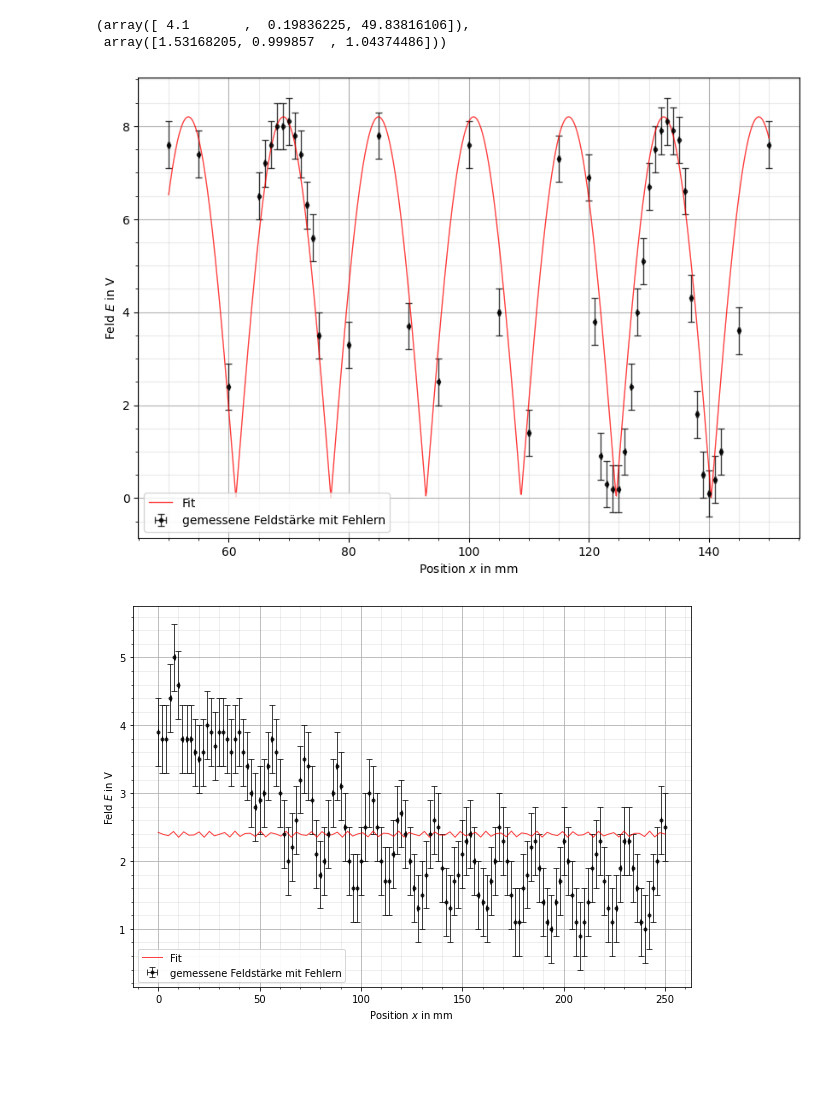
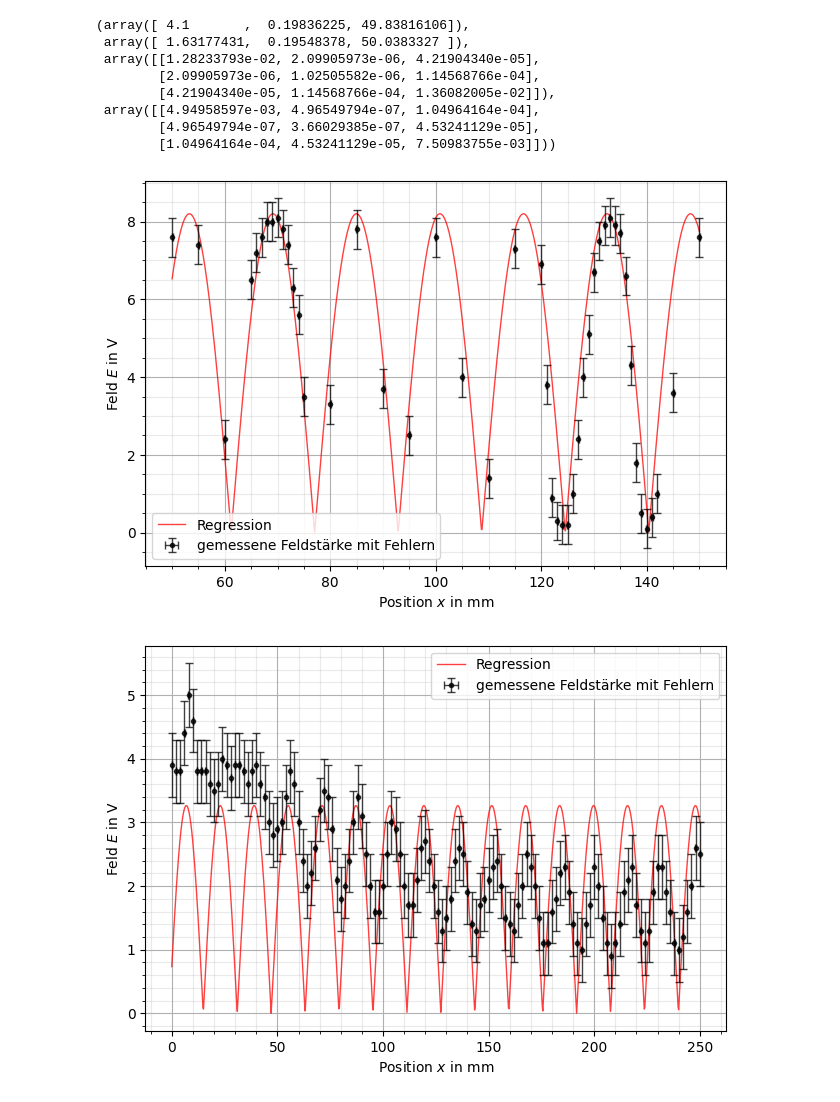
Before and after one commit to CVC97/ExPhy-III-Praktikum, a Jupyter notebook: 19_Mikrowellen.ipynb, the cells around one changed output. Saved outputs shown, nothing was run; the diff lists cells and outputs as text; code cells hidden in the pictures; blank space fills up the shorter version.

Commit message:
999.000 BOVIS Gottfit 2.0 & ErrorCalc.ipynb

```diff
--- a/19_Mikrowellen.ipynb
+++ b/19_Mikrowellen.ipynb
@@ -25,14 +25,20 @@ def E(x, E0, k, a):
 # %%
 # Bestimmung der Fitparameter
 popt_1_1, pcov_1_1 = curve_fit(E, V1_1_x, V1_1_E, bounds = ([4.1, 0., 0.], [6., 0.4, 100.]))
-popt_1_3, pcov_1_3 = curve_fit(E, V1_3_x, V1_3_E)
+popt_1_3, pcov_1_3 = curve_fit(E, V1_3_x, V1_3_E, bounds = ([1, 0., 0.], [2, 0.4, 100.]))
 
-popt_1_1, popt_1_3
+popt_1_1, popt_1_3, pcov_1_1, pcov_1_3
 # %% [output]
 (array([ 4.1       ,  0.19836225, 49.83816106]),
- array([1.53168205, 0.999857  , 1.04374486]))
+ array([ 1.63177431,  0.19548378, 50.0383327 ]),
+ array([[1.28233793e-02, 2.09905973e-06, 4.21904340e-05],
+        [2.09905973e-06, 1.02505582e-06, 1.14568766e-04],
+        [4.21904340e-05, 1.14568766e-04, 1.36082005e-02]]),
+ array([[4.94958597e-03, 4.96549794e-07, 1.04964164e-04],
+        [4.96549794e-07, 3.66029385e-07, 4.53241129e-05],
+        [1.04964164e-04, 4.53241129e-05, 7.50983755e-03]]))
 # %%
-fig, ax = plt.subplots(figsize=(5*2,3.5*2))
+fig, ax = plt.subplots(figsize=(7.5,5))
 
 xplot_1_1 = np.linspace(min(V1_1_x), max(V1_1_x), 1000)
 #print(E(xplot_1_1, *popt_1_1))
@@ -43,35 +49,30 @@ ax.set_ylabel(r'Feld $E$ in V')
 ax.grid()
 ax.grid(which='minor', color='#999999', alpha=0.2, linestyle='-')
 ax.minorticks_on()
+ax.plot(xplot_1_1, E(xplot_1_1, *popt_1_1), color = 'red', alpha = 0.75, linewidth = 1, label = 'Regression')
 ax.errorbar(V1_1_x, V1_1_E, xerr = 0.1, yerr = 0.5, fmt = '.', color = 'black', alpha = 0.75, linewidth=1, ecolor="black", capsize=3, label = 'gemessene Feldstärke mit Fehlern')
-#ax.errorbar([2, 1], [1, 2], xerr = 4)
-#ax.plot(xplot, xplot*params_gamma[0]+params_gamma[1],  color = 'red', alpha = 0.75, linewidth=1.5, label = 'lineare Regression', linestyle = '--')
-ax.plot(xplot_1_1, E(xplot_1_1, *popt_1_1), color = 'red', alpha = 0.75, linewidth = 1, label = 'Fit')
 ax.legend()
 ax.legend(loc="lower left")
 plt.savefig('./19_Mikrowellen/V1_1.pgf', facecolor = 'white', bbox_inches='tight')
 plt.show()
 # %% [output]
-[figure, old version]
+[figure, new version]
 # %%
-fig, ax = plt.subplots(figsize=(5*2,3.5*2))
+fig, ax = plt.subplots(figsize=(7.5,5))
 
-xplot_1_3 = np.linspace(min(V1_3_x), max(V1_3_x), 100)
+xplot_1_3 = np.linspace(min(V1_3_x), max(V1_3_x), 1000)
 
 #ax.set_title(r'Korrigierte Steigungen $mr^2$ für variierte Kugelradien')
 ax.set_xlabel(r'Position $x$ in mm')
 ax.set_ylabel(r'Feld $E$ in V')
 ax.grid()
 ax.grid(which='minor', color='#999999', alpha=0.2, linestyle='-')
 ax.minorticks_on()
+ax.plot(xplot_1_3, E(xplot_1_3, *popt_1_3), color = 'red', alpha = 0.75, linewidth = 1, label = 'Regression')
 ax.errorbar(V1_3_x, V1_3_E, xerr = 0.1, yerr = 0.5, fmt = '.', color = 'black', alpha = 0.75, linewidth=1, ecolor="black", capsize=3, label = 'gemessene Feldstärke mit Fehlern')
-#ax.errorbar([2, 1], [1, 2], xerr = 4)
-#ax.plot(xplot, xplot*params_gamma[0]+params_gamma[1],  color = 'red', alpha = 0.75, linewidth=1.5, label = 'lineare Regression', linestyle = '--')
-#ax.plot(V1_1_x, V1_1_E)
-ax.plot(xplot_1_3, E(xplot_1_3, *popt_1_3), color = 'red', alpha = 0.75, linewidth = 1, label = 'Fit')
 ax.legend()
-ax.legend(loc="lower left")
-plt.savefig('./19_Mikrowellen/V1_1.pgf', facecolor = 'white', bbox_inches='tight')
+ax.legend(loc="upper right")
+plt.savefig('./19_Mikrowellen/V1_3.pgf', facecolor = 'white', bbox_inches='tight')
 plt.show()
 # %% [output]
-[figure, old version]
+[figure, new version]
```
Also changed, not shown: parts of 1 cell of this notebook, 1 other file.
